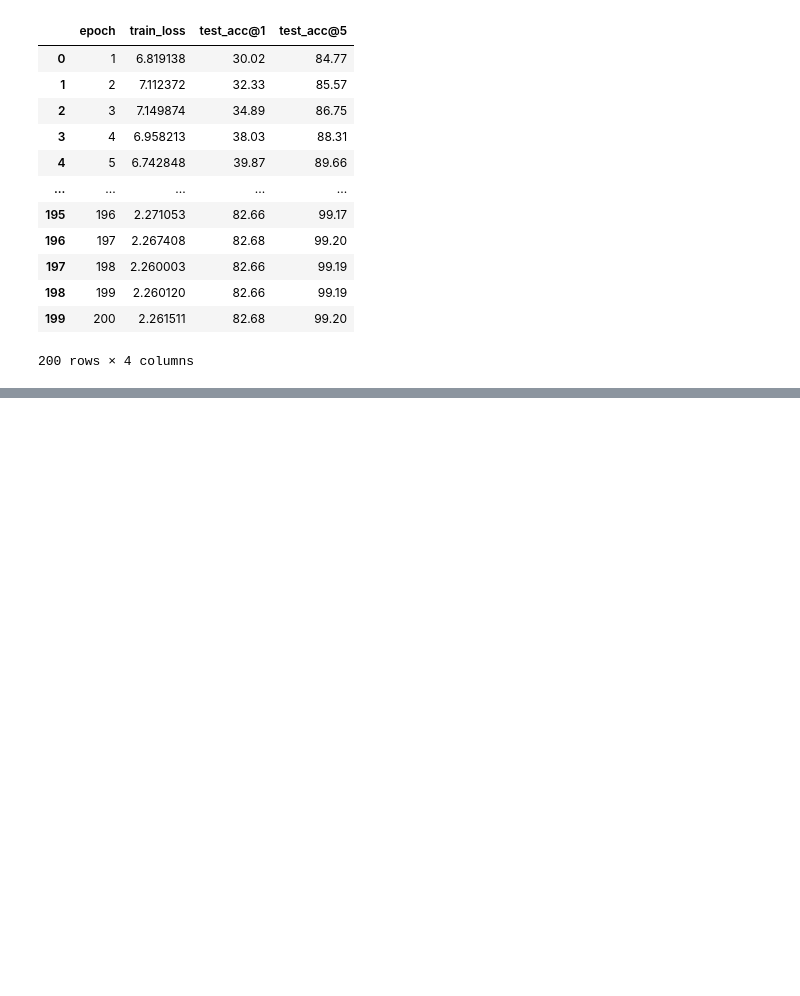
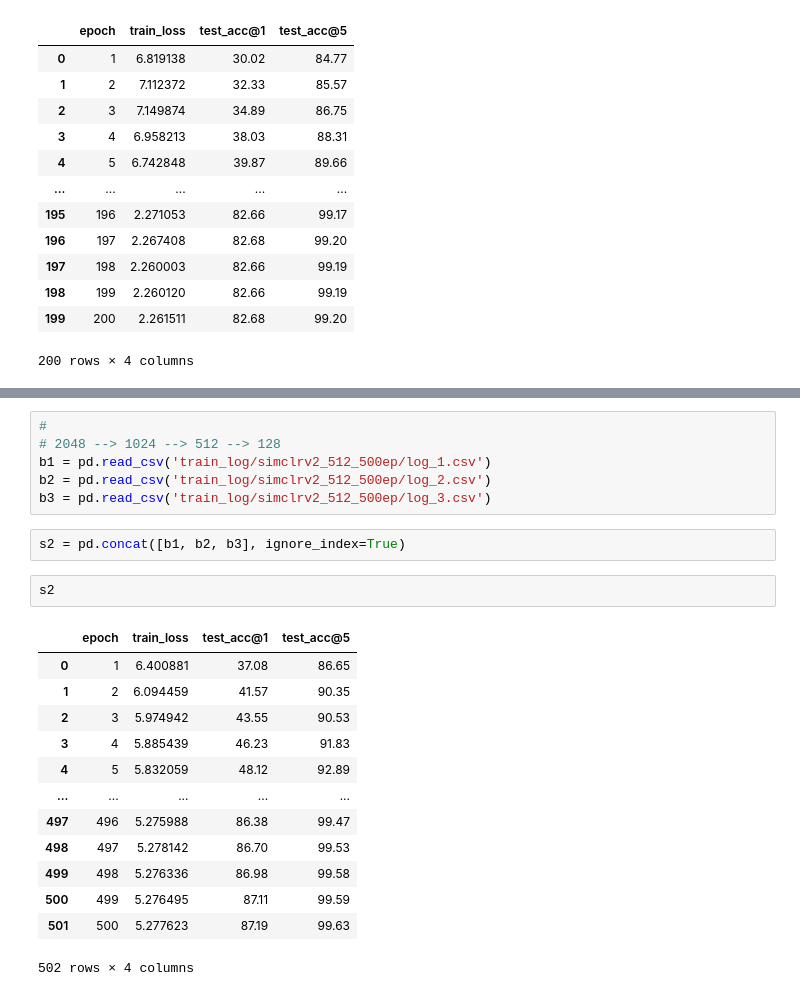
Before and after one commit to Cheng-Chen-NYU/cssl, a Jupyter notebook: illustrate.ipynb, the cells around one changed output, grey strips where cells are left out. Drawn from its saved outputs; the diff is of its cells as text; blank space fills up the shorter version.

```diff
--- a/illustrate.ipynb
+++ b/illustrate.ipynb
@@ -63,0 +94,24 @@ plot(m1, 'MoCov1-512-resnet18')
+# %%
+#
+# 2048 --> 1024 --> 512 --> 128
+b1 = pd.read_csv('train_log/simclrv2_512_500ep/log_1.csv')
+b2 = pd.read_csv('train_log/simclrv2_512_500ep/log_2.csv')
+b3 = pd.read_csv('train_log/simclrv2_512_500ep/log_3.csv')
+# %%
+s2 = pd.concat([b1, b2, b3], ignore_index=True)
+# %%
+s2
+# %% [output]
+|  | epoch | train_loss | test_acc@1 | test_acc@5 |
+| 0 | 1 | 6.400881 | 37.08 | 86.65 |
+| 1 | 2 | 6.094459 | 41.57 | 90.35 |
+| 2 | 3 | 5.974942 | 43.55 | 90.53 |
+| 3 | 4 | 5.885439 | 46.23 | 91.83 |
+| 4 | 5 | 5.832059 | 48.12 | 92.89 |
+| ... | ... | ... | ... | ... |
+| 497 | 496 | 5.275988 | 86.38 | 99.47 |
+| 498 | 497 | 5.278142 | 86.70 | 99.53 |
+| 499 | 498 | 5.276336 | 86.98 | 99.58 |
+| 500 | 499 | 5.276495 | 87.11 | 99.59 |
+| 501 | 500 | 5.277623 | 87.19 | 99.63 |
+502 rows × 4 columns
```
Also changed, not shown: parts of 6 cells of this notebook, 3 other files.
